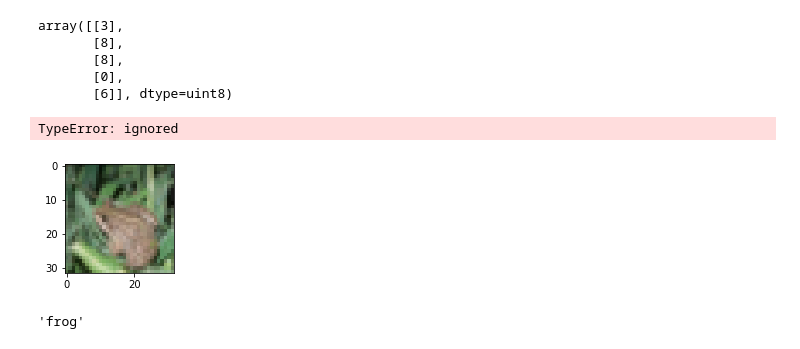
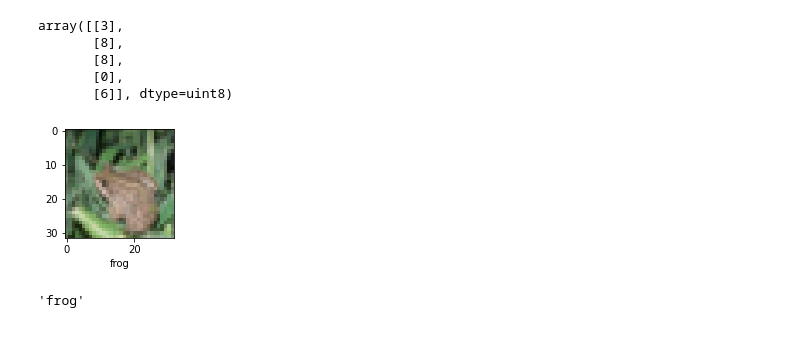
Before and after one commit to DoanNguyenNhatLinh/PhanTichDuLieu, a Jupyter notebook: Cifas-10.ipynb, the cells around one changed output. Drawn from its saved outputs; the diff is of its cells as text; code cells hidden in the pictures.

```diff
--- a/Cifas-10.ipynb
+++ b/Cifas-10.ipynb
@@ -168,10 +172,9 @@ array([[3],
        [0],
        [6]], dtype=uint8)
 # %%
-plot_sample(X_test, y_test,4)
+plot_sample(X_test, y_classes,4)
 # %% [output]
-TypeError: ignored
-[figure, old version]
+[figure, new version]
 # %%
 classes[y_classes[4]]
 # %% [output]
```
Also changed, not shown: parts of 6 cells of this notebook.
